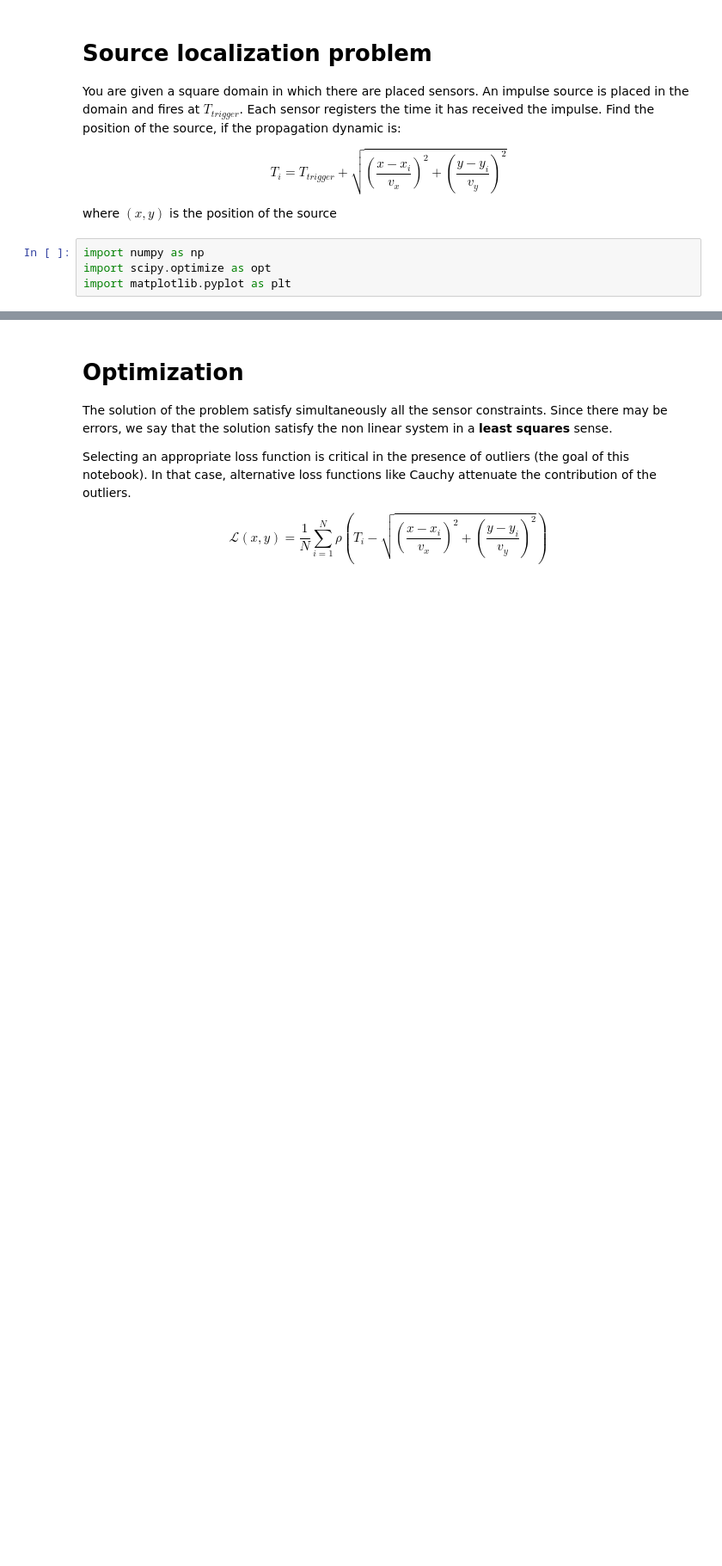
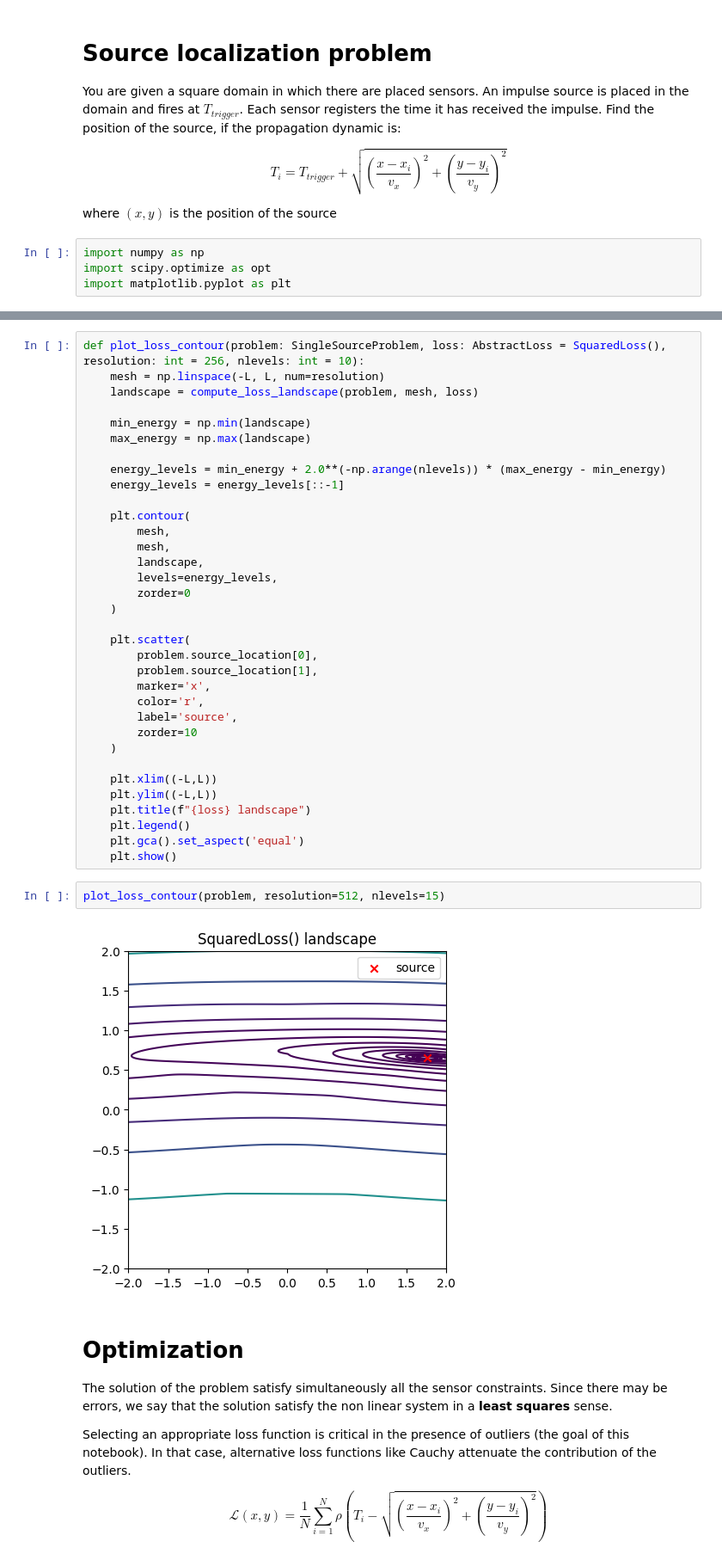
Before and after one commit to FattiMei/radar, a Jupyter notebook: radar.ipynb, the cells around one changed output, grey strips where cells are left out. Shown: that part at 86% size. Saved outputs shown, nothing was run; the diff lists cells and outputs as text; blank space fills up the shorter version.

```diff
--- a/radar.ipynb
+++ b/radar.ipynb
@@ -188,3 +107,41 @@ plot_problem(problem)
+# %%
+def plot_loss_contour(problem: SingleSourceProblem, loss: AbstractLoss = SquaredLoss(), resolution: int = 256, nlevels: int = 10):
+    mesh = np.linspace(-L, L, num=resolution)
+    landscape = compute_loss_landscape(problem, mesh, loss)
+
+    min_energy = np.min(landscape)
+    max_energy = np.max(landscape)
+
+    energy_levels = min_energy + 2.0**(-np.arange(nlevels)) * (max_energy - min_energy)
+    energy_levels = energy_levels[::-1]
+
+    plt.contour(
+        mesh,
+        mesh,
+        landscape,
+        levels=energy_levels,
+        zorder=0
+    )
+
+    plt.scatter(
+        problem.source_location[0],
+        problem.source_location[1],
+        marker='x',
+        color='r',
+        label='source',
+        zorder=10
+    )
+
+    plt.xlim((-L,L))
+    plt.ylim((-L,L))
+    plt.title(f"{loss} landscape")
+    plt.legend()
+    plt.gca().set_aspect('equal')
+    plt.show()
+# %%
+plot_loss_contour(problem, resolution=512, nlevels=15)
+# %% [output]
+[figure, added]
 # %% [markdown]
 # Optimization
 The solution of the problem satisfy simultaneously all the sensor constraints. Since there may be errors, we say that the solution satisfy the non linear system in a **least squares** sense.
```
Also changed, not shown: parts of 29 cells of this notebook, 3 other files.
